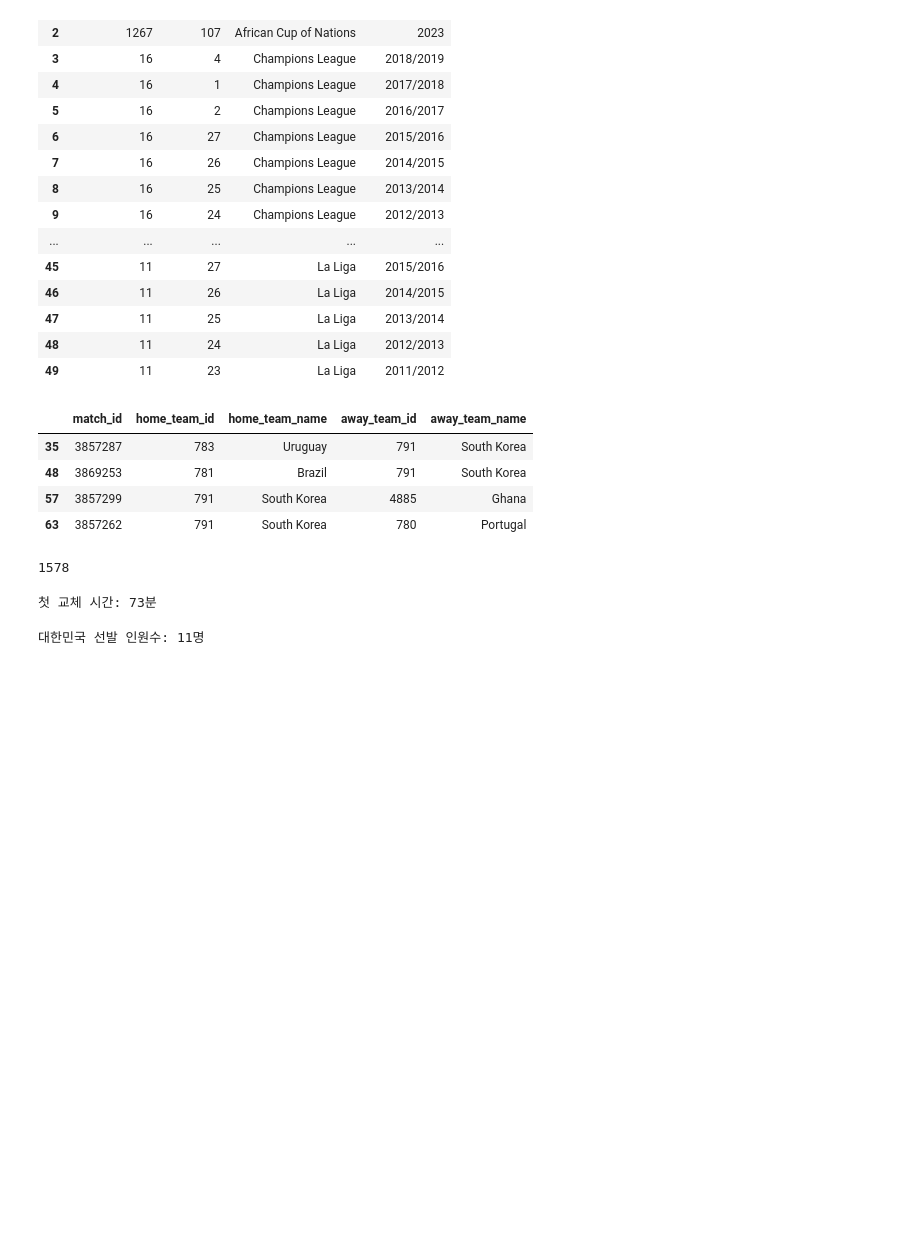
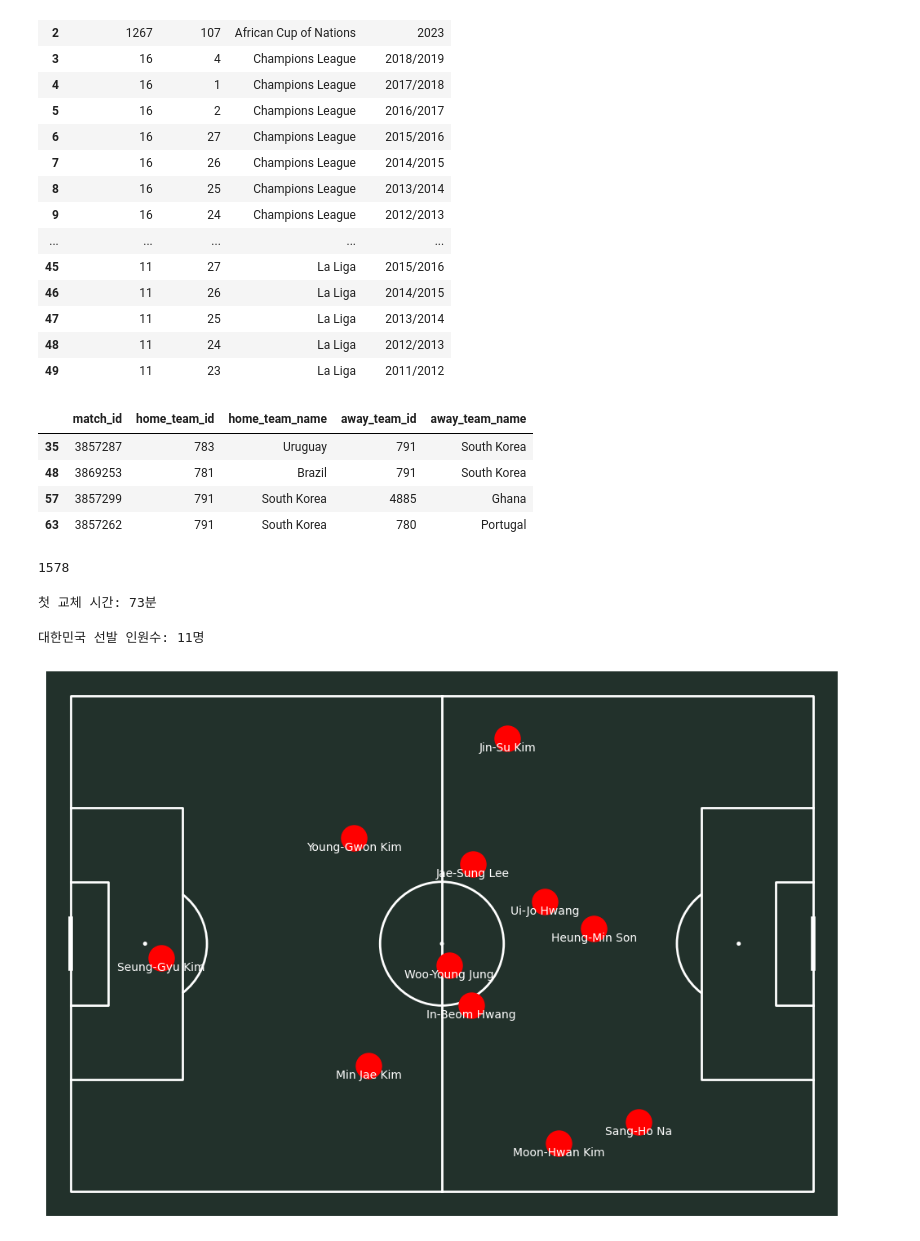
Before and after one commit to 0jyyyyy/Soccer_Lens, a Jupyter notebook: Tactics_lab/World_cup/2022/korea_uruguay.ipynb, the cells around one changed output. Drawn from its saved outputs; the diff is of its cells as text; code cells hidden in the pictures; blank space fills up the shorter version.

Commit message:
feat:kor_sub_scatter

```diff
--- a/Tactics_lab/World_cup/2022/korea_uruguay.ipynb
+++ b/Tactics_lab/World_cup/2022/korea_uruguay.ipynb
@@ -78,3 +79,25 @@ kor_player_coords = passes.groupby('player_name')[['x', 'y']].mean().reset_index
 print(f'대한민국 선발 인원수: {len(kor_player_coords)}명')
 # %% [output]
 대한민국 선발 인원수: 11명
+# %%
+pitch = Pitch(pitch_type='statsbomb' , pitch_color='#22312b', line_color='white')
+fig, ax = pitch.draw(figsize=(10,7))
+
+# 1. 대한민국 (붉은 점 찍기)
+pitch.scatter(
+    kor_player_coords['x'],
+    kor_player_coords['y'],
+    s=500,
+    color='red',
+    ax=ax
+    )
+
+# 2. 이름 표시 (반복문으로 채우기)
+for idx, row in kor_player_coords.iterrows():
+    pitch.annotate(
+        text=row['player_name'],
+        xy=(row['x'], row['y'] + 2),
+        c='white', ha='center', ax= ax
+    )
+# %% [output]
+[figure, added]
```
Also changed, not shown: parts of 1 cell of this notebook.
